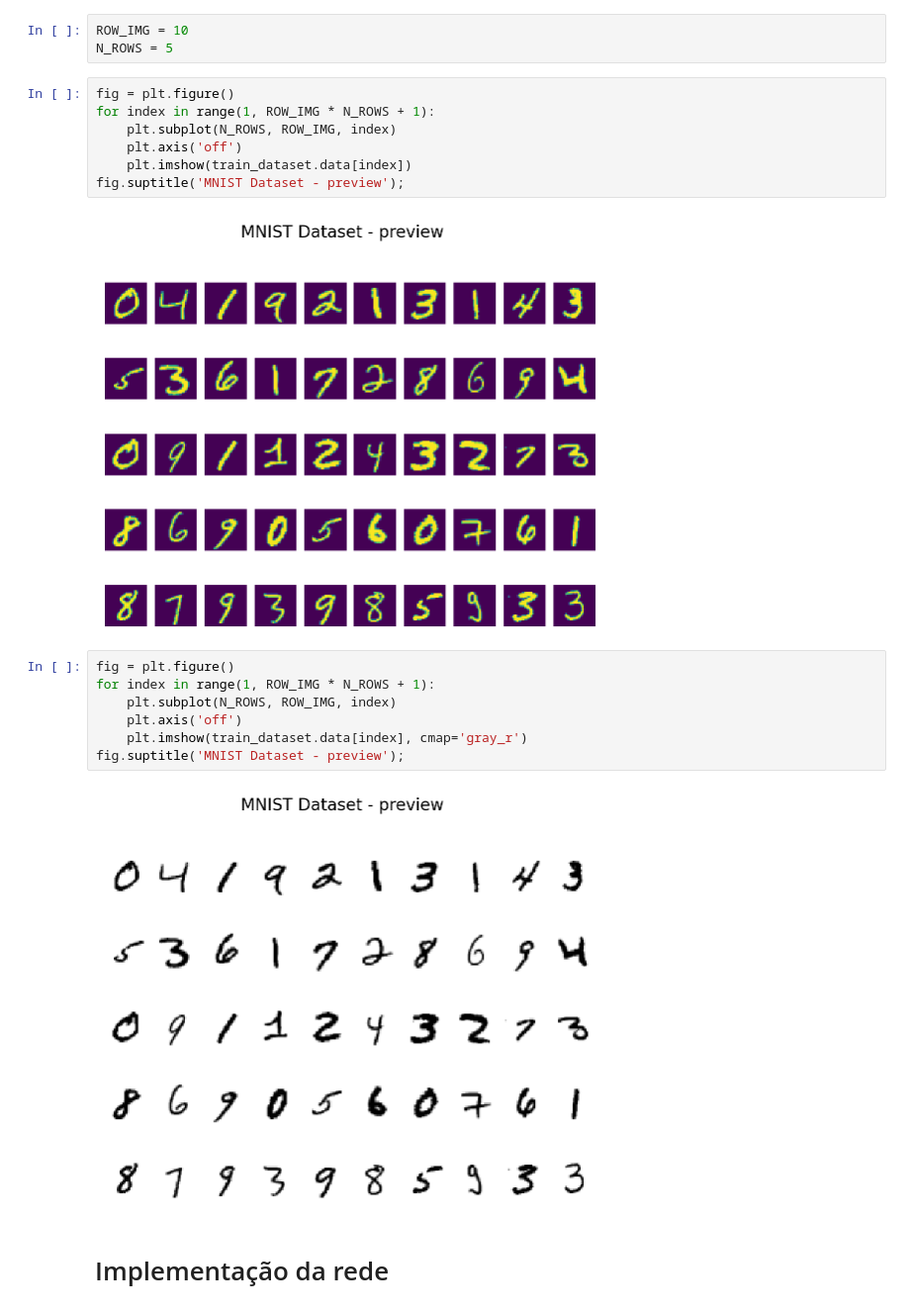
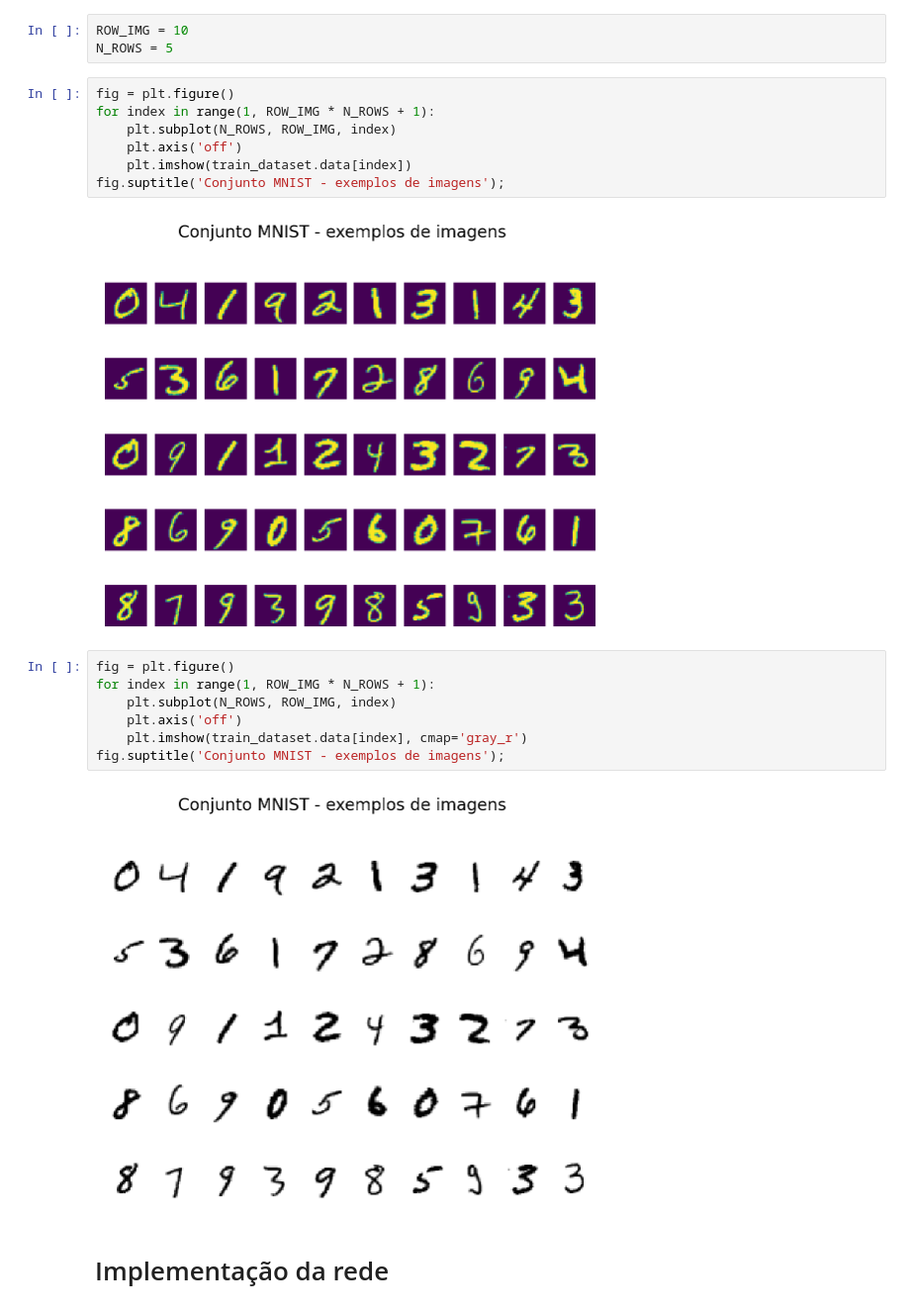
Before and after one commit to lucas-maia-morais/tg-complexity-of-representations, a Jupyter notebook: LeNet5.ipynb, the cells around one changed output. Shown at 99% size. Drawn from its saved outputs; the diff is of its cells as text.

```diff
--- a/LeNet5.ipynb
+++ b/LeNet5.ipynb
@@ -409,21 +396,21 @@ N_ROWS = 5
 # %%
 fig = plt.figure()
 for index in range(1, ROW_IMG * N_ROWS + 1):
     plt.subplot(N_ROWS, ROW_IMG, index)
     plt.axis('off')
     plt.imshow(train_dataset.data[index])
-fig.suptitle('MNIST Dataset - preview');
+fig.suptitle('Conjunto MNIST - exemplos de imagens');
 # %% [output]
-[figure, old version]
+[figure, new version]
 # %%
 fig = plt.figure()
 for index in range(1, ROW_IMG * N_ROWS + 1):
     plt.subplot(N_ROWS, ROW_IMG, index)
     plt.axis('off')
     plt.imshow(train_dataset.data[index], cmap='gray_r')
-fig.suptitle('MNIST Dataset - preview');
+fig.suptitle('Conjunto MNIST - exemplos de imagens');
 # %% [output]
-[figure, old version]
+[figure, new version]
 # %% [markdown]
 # Implementação da rede
 # %%
```
Also changed, not shown: parts of 48 cells of this notebook.
